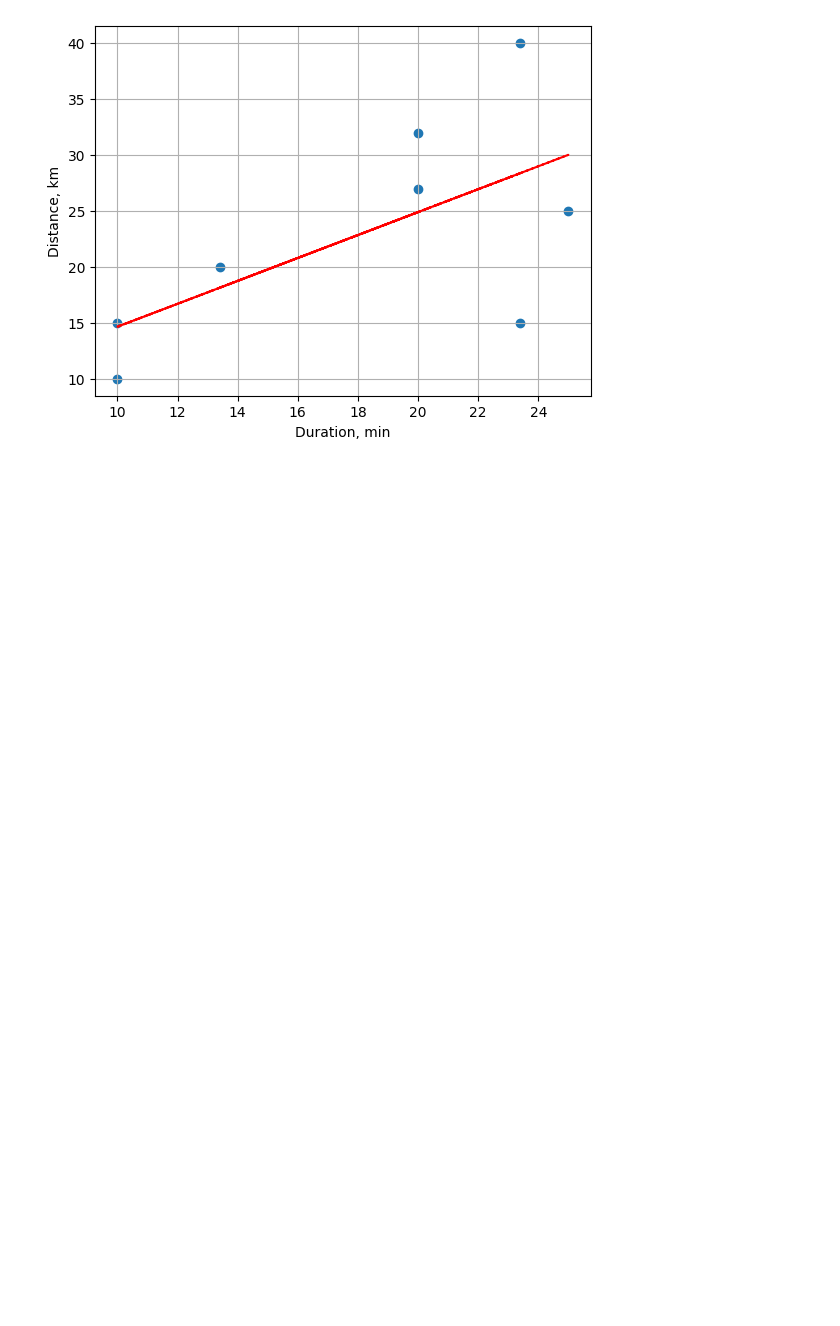
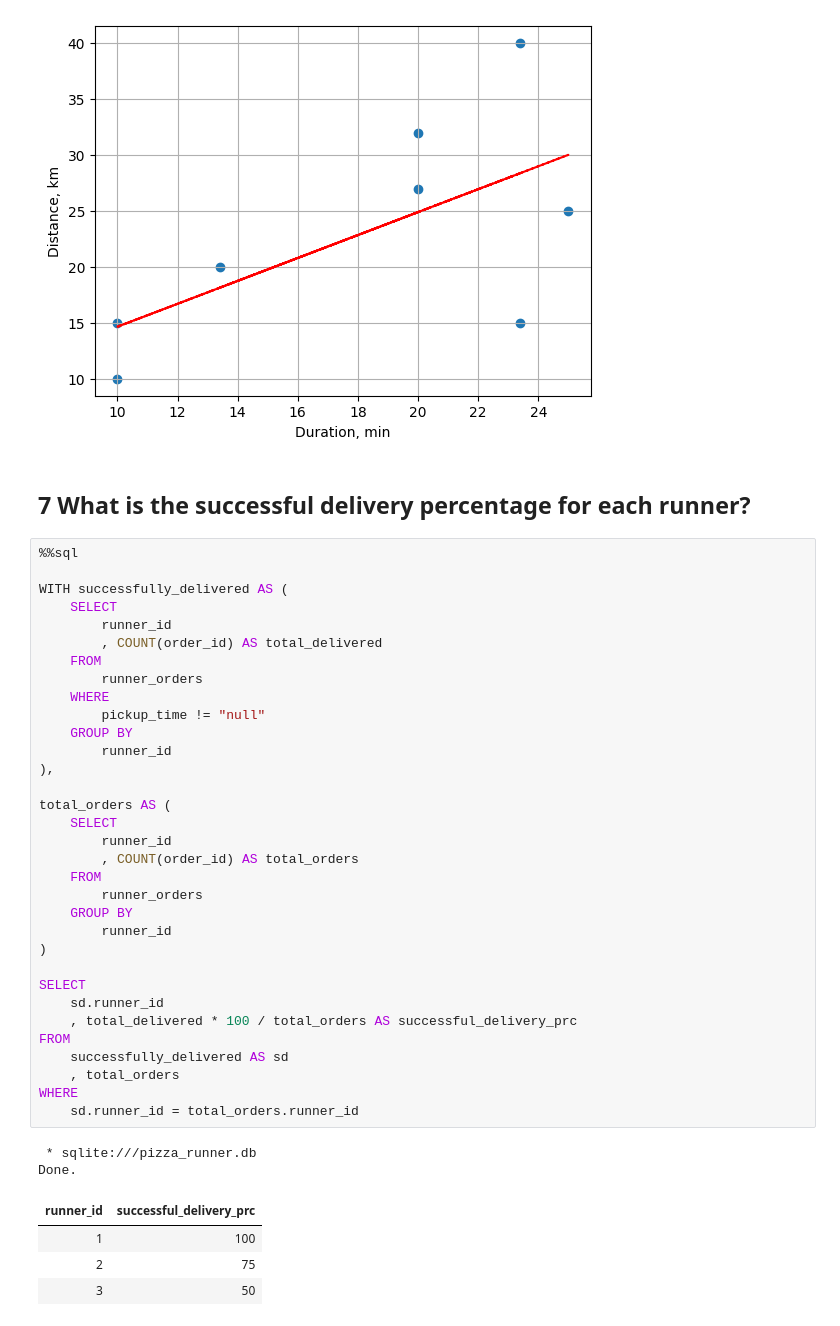
Before and after one commit to Kuziomkin/analytics_case_study, a Jupyter notebook: pizza_runner/pizza_runner_sql.ipynb, the cells around one changed output. Drawn from its saved outputs; the diff is of its cells as text; blank space fills up the shorter version.

```diff
--- a/pizza_runner/pizza_runner_sql.ipynb
+++ b/pizza_runner/pizza_runner_sql.ipynb
@@ -843,3 +843,45 @@ plt.plot(x,p(x),"r--")
 plt.show()
 # %% [output]
 [figure]
+# %% [markdown]
+## 7 What is the successful delivery percentage for each runner?
+# %%
+%%sql
+
+WITH successfully_delivered AS (
+    SELECT
+        runner_id
+        , COUNT(order_id) AS total_delivered
+    FROM
+        runner_orders
+    WHERE
+        pickup_time != "null"
+    GROUP BY
+        runner_id
+),
+
+total_orders AS (
+    SELECT
+        runner_id
+        , COUNT(order_id) AS total_orders
+    FROM
+        runner_orders
+    GROUP BY
+        runner_id
+)
+
+SELECT
+    sd.runner_id
+    , total_delivered * 100 / total_orders AS successful_delivery_prc
+FROM
+    successfully_delivered AS sd
+    , total_orders
+WHERE
+    sd.runner_id = total_orders.runner_id
+# %% [output]
+ * sqlite:///pizza_runner.db
+Done.
+| runner_id | successful_delivery_prc |
+| 1 | 100 |
+| 2 | 75 |
+| 3 | 50 |
```
Also changed, not shown: parts of 1 cell of this notebook.
